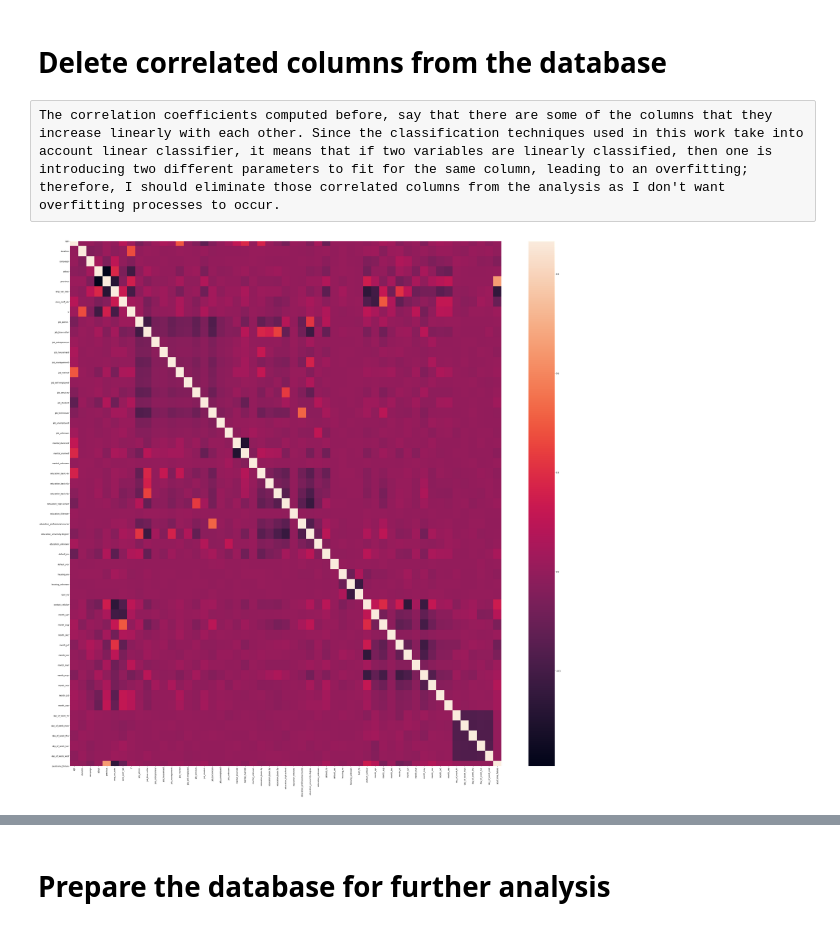
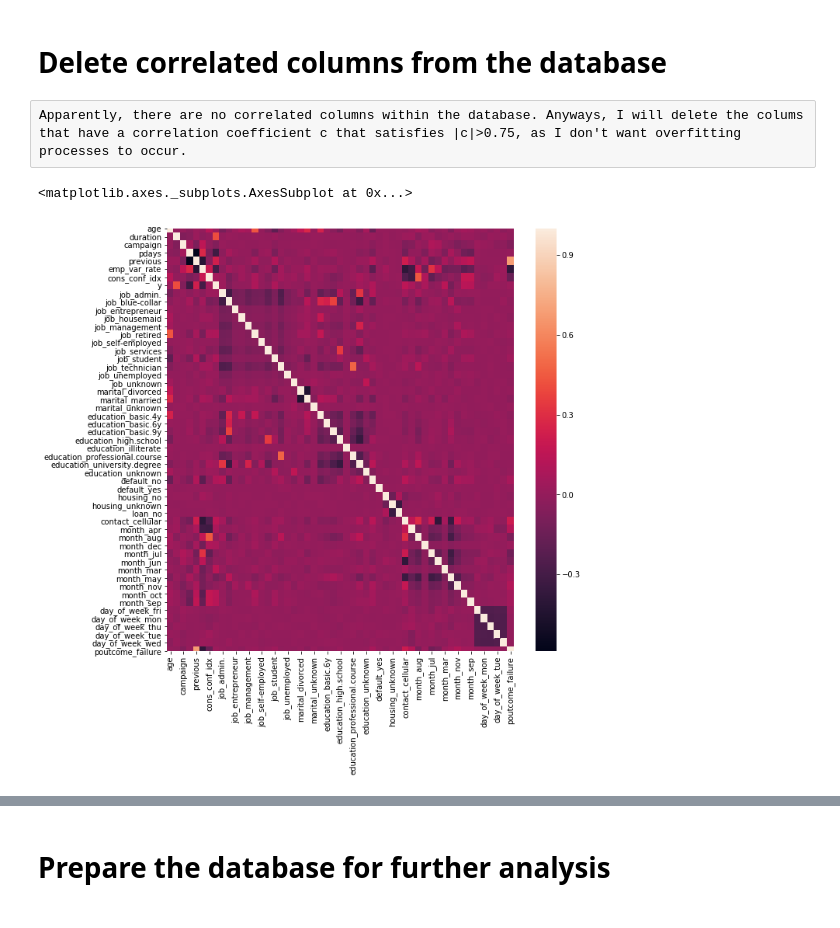
Before and after one commit to elopezfune/Bank-Marketing-with-social-economic-context-, a Jupyter notebook: Bank_Marketing.ipynb, the cells around one changed output, grey strips where cells are left out. Drawn from its saved outputs; the diff is of its cells as text; code cells hidden in the pictures.

```diff
--- a/Bank_Marketing.ipynb
+++ b/Bank_Marketing.ipynb
@@ -258,4 +333,4 @@ I have all the entries in numerical type, so I could explore more into the data
 # %%
 sns.heatmap(dataframe.corr(),annot=False)
-plt.rcParams['figure.figsize'] = (50.0, 50.0)    # ... and big plots
+plt.rcParams['figure.figsize'] = (10.0, 10.0)    # ... and big plots
 # %% [output]
@@ -263,14 +359,15 @@ plt.rcParams['figure.figsize'] = (50.0, 50.0)    # ... and big plots
 # %% [markdown]
 # Delete correlated columns from the database
-# %% [raw]
-The correlation coefficients computed before, say that there are some of the columns that they increase linearly with each other. Since the classification techniques used in this work take into account linear classifier, it means that if two variables are linearly classified, then one is introducing two different parameters to fit for the same column, leading to an overfitting; therefore, I should eliminate those correlated columns from the analysis as I don't want overfitting processes to occur.
+# %% [raw]
+Apparently, there are no correlated columns within the database. Anyways, I will delete the colums that have a correlation coefficient c that satisfies |c|>0.75, as I don't want overfitting processes to occur.
 # %%
 corr_matrix = dataframe.corr().abs()
 upper = corr_matrix.where(np.triu(np.ones(corr_matrix.shape),k=1).astype(np.bool))
 to_drop = [column for column in dataframe.columns if any(upper[column]>0.75)]
 dataframe=dataframe.drop(to_drop,axis=1)
 
+plt.rcParams['figure.figsize'] = (10.0, 10.0)    # ... and big plots
 sns.heatmap(dataframe.corr(),annot=False)
-plt.rcParams['figure.figsize'] = (50.0, 50.0)    # ... and big plots
 # %% [output]
+<matplotlib.axes._subplots.AxesSubplot at 0x...>
-[figure, old version]
+[figure, new version]
```
Also changed, not shown: parts of 69 cells of this notebook.
